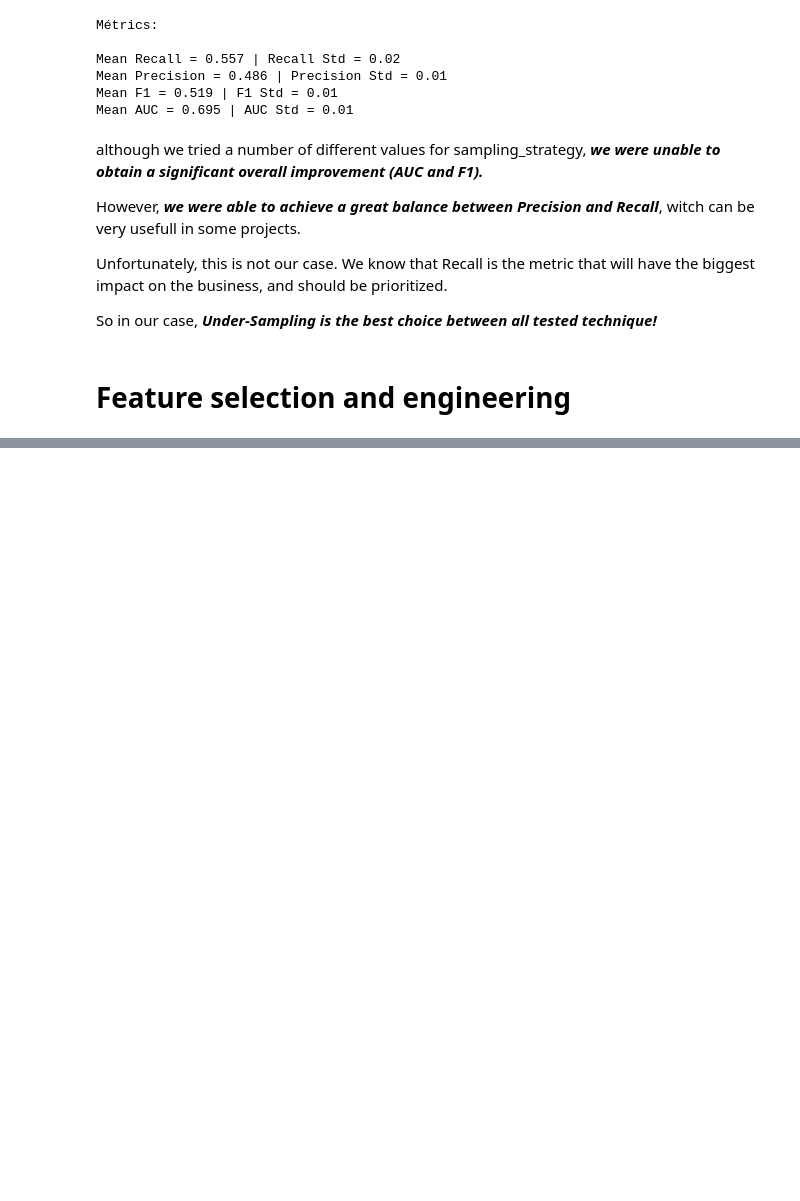
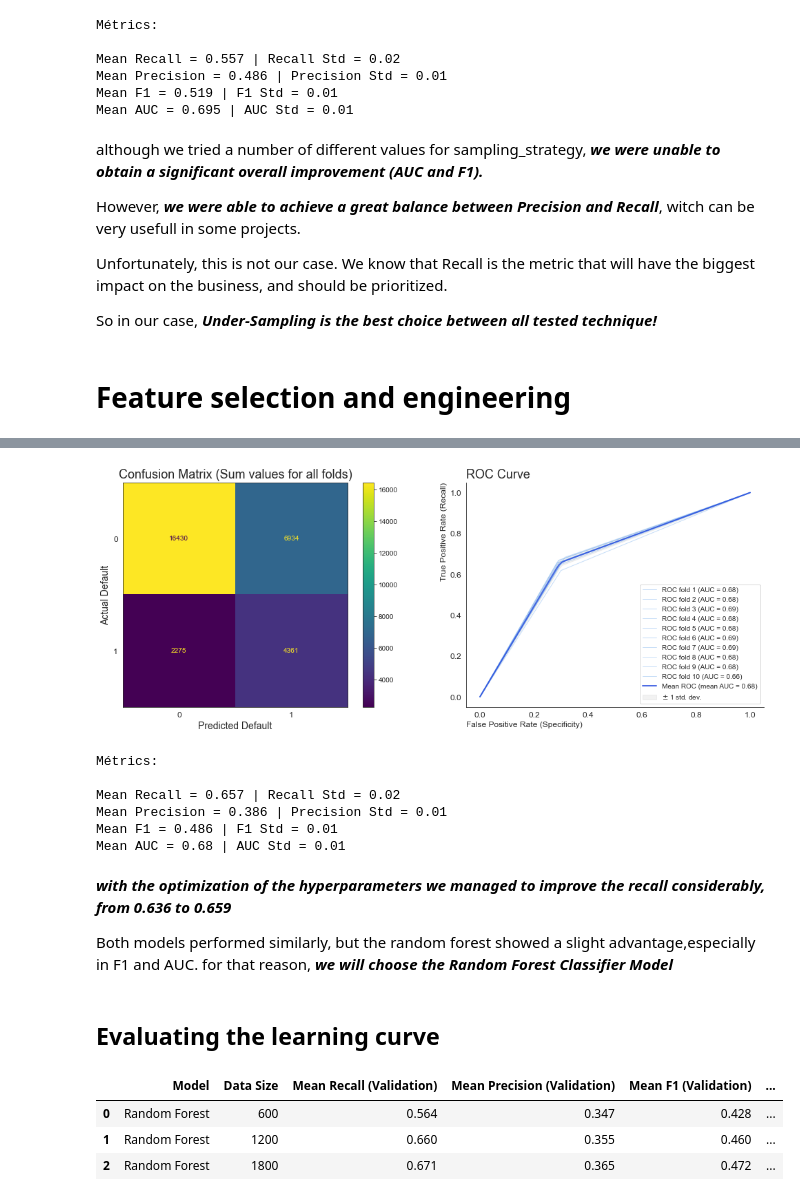
Before and after one commit to FelipeMezzarana/credit_card_default_prediction, a Jupyter notebook: default_predict.ipynb, the cells around one changed output, grey strips where cells are left out. Saved outputs shown, nothing was run; the diff lists cells and outputs as text; code cells hidden in the pictures; blank space fills up the shorter version.

```diff
--- a/default_predict.ipynb
+++ b/default_predict.ipynb
@@ -776,0 +1010,19 @@ To really improve our metrics, we will need to test other models and apply hyper
+# %%
+# Evaluating XGBoost with best hyperparameters
+
+xgboost_final_metrics = evaluation_pipeline(final_X,y,model = 'xgboost',
+                                            n_est = 25,max_d = 20,l_rate = 0.02)
+# %% [output]
+[figure, added]
+Métrics:
+
+Mean Recall = 0.657 | Recall Std = 0.02
+Mean Precision = 0.386 | Precision Std = 0.01
+Mean F1 = 0.486 | F1 Std = 0.01
+Mean AUC = 0.68 | AUC Std = 0.01
+# %% [markdown]
+***with the optimization of the hyperparameters we managed to improve the recall considerably, from 0.636 to 0.659***
+
+Both models performed similarly, but the random forest showed a slight advantage,especially in F1 and AUC. for that reason, ***we will choose the Random Forest Classifier Model***
+# %% [markdown]
+## Evaluating the learning curve
@@ -776,0 +1100,7 @@ To really improve our metrics, we will need to test other models and apply hyper
+# %%
+learning_curve_df.head(3)
+# %% [output]
+|  | Model | Data Size | Mean Recall (Validation) | Mean Precision (Validation) | Mean F1 (Validation) | ... |
+| 0 | Random Forest | 600 | 0.564 | 0.347 | 0.428 | ... |
+| 1 | Random Forest | 1200 | 0.660 | 0.355 | 0.460 | ... |
+| 2 | Random Forest | 1800 | 0.671 | 0.365 | 0.472 | ... |
```
Also changed, not shown: parts of 108 cells of this notebook.
